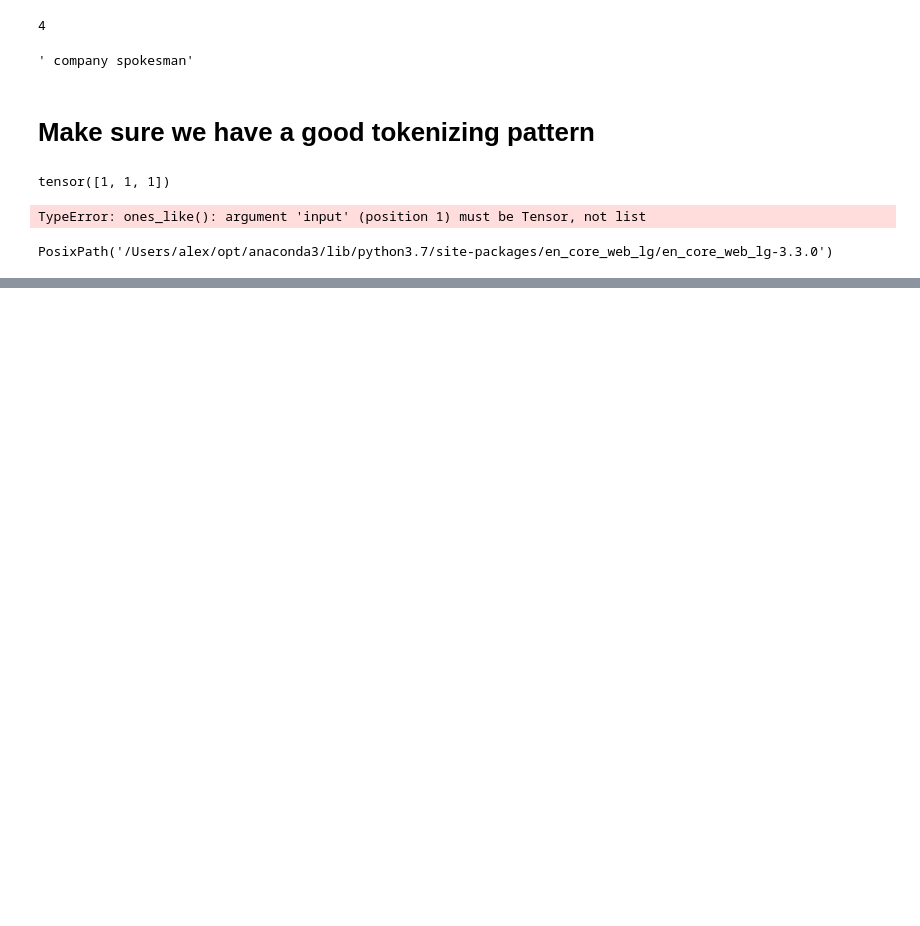
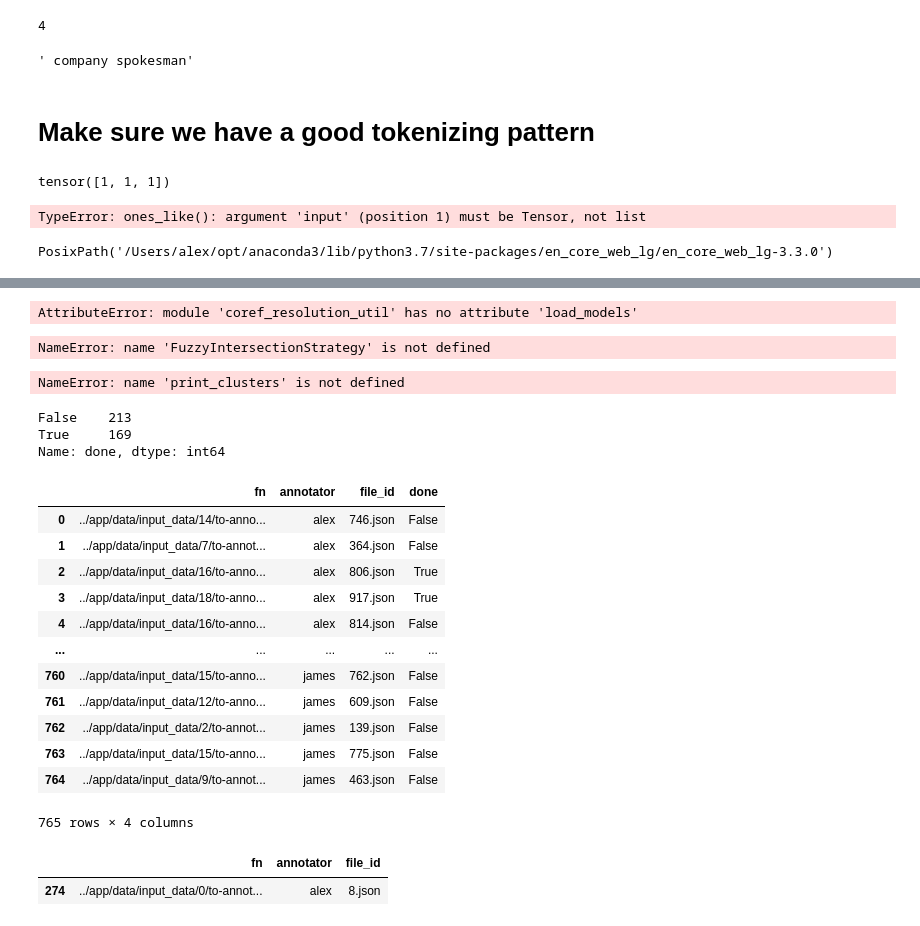
Before and after one commit to alex2awesome/source-exploration, a Jupyter notebook: notebooks/2022-07-28__get-source-qa-model-ready.ipynb, the cells around one changed output, grey strips where cells are left out. Saved outputs shown, nothing was run; the diff lists cells and outputs as text; code cells hidden in the pictures; blank space fills up the shorter version.

```diff
--- a/notebooks/2022-07-28__get-source-qa-model-ready.ipynb
+++ b/notebooks/2022-07-28__get-source-qa-model-ready.ipynb
@@ -412,0 +736,52 @@ PosixPath('/Users/alex/opt/anaconda3/lib/python3.7/site-packages/en_core_web_lg/
+# %%
+predictor, nlp = c.load_models()
+# %% [output]
+AttributeError: module 'coref_resolution_util' has no attribute 'load_models'
+# %%
+fuzzy = FuzzyIntersectionStrategy(predictor, nlp)
+# %% [output]
+NameError: name 'FuzzyIntersectionStrategy' is not defined
+# %%
+ print_clusters(doc, intersection_strategy.clusters(text))
+# %% [output]
+NameError: name 'print_clusters' is not defined
+# %%
+import pandas as pd
+import glob
+
+assignment_df = pd.read_csv('../app/data/2022-07-08__annotator-assignments.csv.gz', index_col=0)
+completed_tasks = glob.glob('../app/data/output_data_affil-role/*/*')
+rewritten_completed_tasks = list(map(lambda x:
+                                     x.replace('output_data_affil-role', 'input_data')
+                                     .replace('annotated', 'to-annotate')
+                                     , completed_tasks))
+
+completed_df = pd.Series(rewritten_completed_tasks).to_frame('fn').assign(done=True)
+
+assignment_df = (
+    assignment_df
+    .merge(completed_df, how='left', left_on='fn', right_on='fn')
+    .assign(done=lambda df: df['done'].fillna(False))
+)
+# %%
+assignment_df.loc[lambda df: df['annotator']=='alex']['done'].value_counts()
+# %% [output]
+False    213
+True     169
+Name: done, dtype: int64
+# %%
+assignment_df
+# %% [output]
+|  | fn | annotator | file_id | done |
+| 0 | ../app/data/input_data/14/to-anno... | alex | 746.json | False |
+| 1 | ../app/data/input_data/7/to-annot... | alex | 364.json | False |
+| 2 | ../app/data/input_data/16/to-anno... | alex | 806.json | True |
+| 3 | ../app/data/input_data/18/to-anno... | alex | 917.json | True |
+| 4 | ../app/data/input_data/16/to-anno... | alex | 814.json | False |
+| ... | ... | ... | ... | ... |
+| 760 | ../app/data/input_data/15/to-anno... | james | 762.json | False |
+| 761 | ../app/data/input_data/12/to-anno... | james | 609.json | False |
+| 762 | ../app/data/input_data/2/to-annot... | james | 139.json | False |
+| 763 | ../app/data/input_data/15/to-anno... | james | 775.json | False |
+| 764 | ../app/data/input_data/9/to-annot... | james | 463.json | False |
+765 rows × 4 columns
@@ -412,0 +801,5 @@ PosixPath('/Users/alex/opt/anaconda3/lib/python3.7/site-packages/en_core_web_lg/
+# %%
+new_annotator_df.loc[lambda df: df['file_id'] == '8.json']
+# %% [output]
+|  | fn | annotator | file_id |
+| 274 | ../app/data/input_data/0/to-annot... | alex | 8.json |
```
Also changed, not shown: parts of 13 cells of this notebook, 8 other files.
